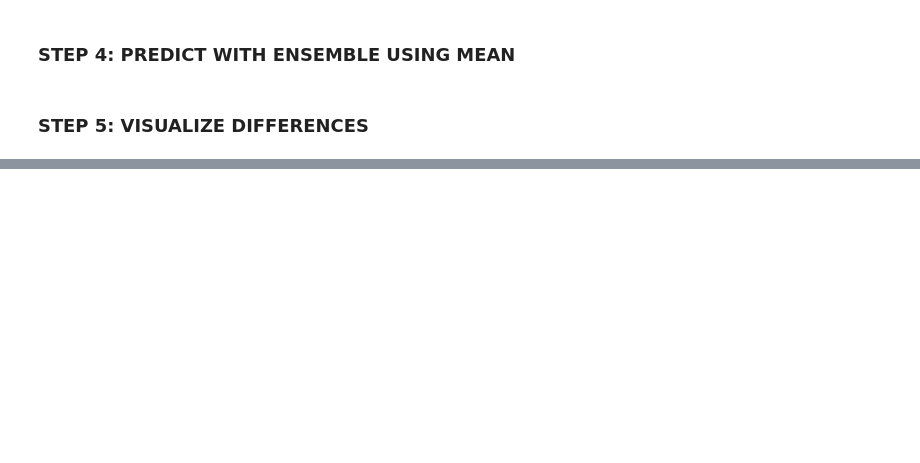
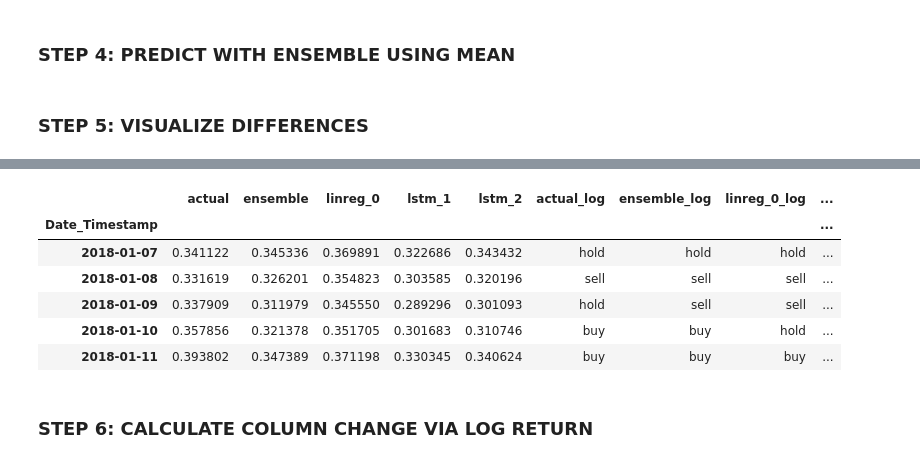
Before and after one commit to DSSaV/pipeline, a Jupyter notebook: manager.ipynb, the cells around one changed output, grey strips where cells are left out. Drawn from its saved outputs; the diff is of its cells as text; code cells hidden in the pictures; blank space fills up the shorter version.

```diff
--- a/manager.ipynb
+++ b/manager.ipynb
@@ -176,0 +128,8 @@ storage.save_ensemble({
+# %%
+regression_analysis = pd.DataFrame(dataset['Label'], index=dataset.index[-predictions:])
+# %%
+regression_analysis = regression_analysis.rename(columns={
+    'Label': 'actual'
+})
+# %%
+regression_analysis['ensemble'] = averages
@@ -176,0 +151,12 @@ storage.save_ensemble({
+# %%
+regression_analysis.head(5)
+# %% [output]
+|  | actual | ensemble | linreg_0 | lstm_1 | lstm_2 | actual_log | ensemble_log | linreg_0_log | ... |
+| Date_Timestamp |  |  |  |  |  |  |  |  | ... |
+| 2018-01-07 | 0.341122 | 0.345336 | 0.369891 | 0.322686 | 0.343432 | hold | hold | hold | ... |
+| 2018-01-08 | 0.331619 | 0.326201 | 0.354823 | 0.303585 | 0.320196 | sell | sell | sell | ... |
+| 2018-01-09 | 0.337909 | 0.311979 | 0.345550 | 0.289296 | 0.301093 | hold | sell | sell | ... |
+| 2018-01-10 | 0.357856 | 0.321378 | 0.351705 | 0.301683 | 0.310746 | buy | buy | hold | ... |
+| 2018-01-11 | 0.393802 | 0.347389 | 0.371198 | 0.330345 | 0.340624 | buy | buy | buy | ... |
+# %% [markdown]
+### STEP 6: CALCULATE COLUMN CHANGE VIA LOG RETURN
```
Also changed, not shown: parts of 49 cells of this notebook, 20 other files.
